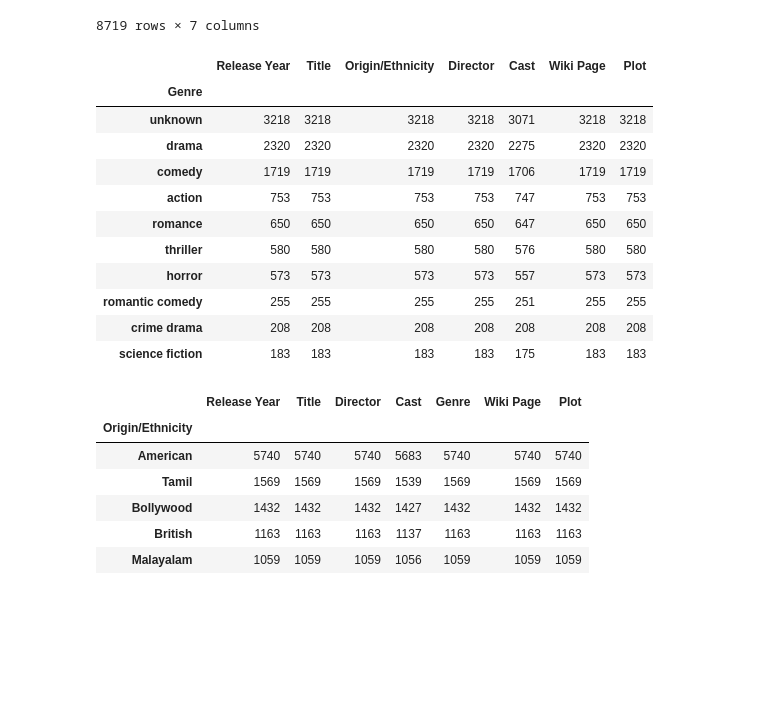
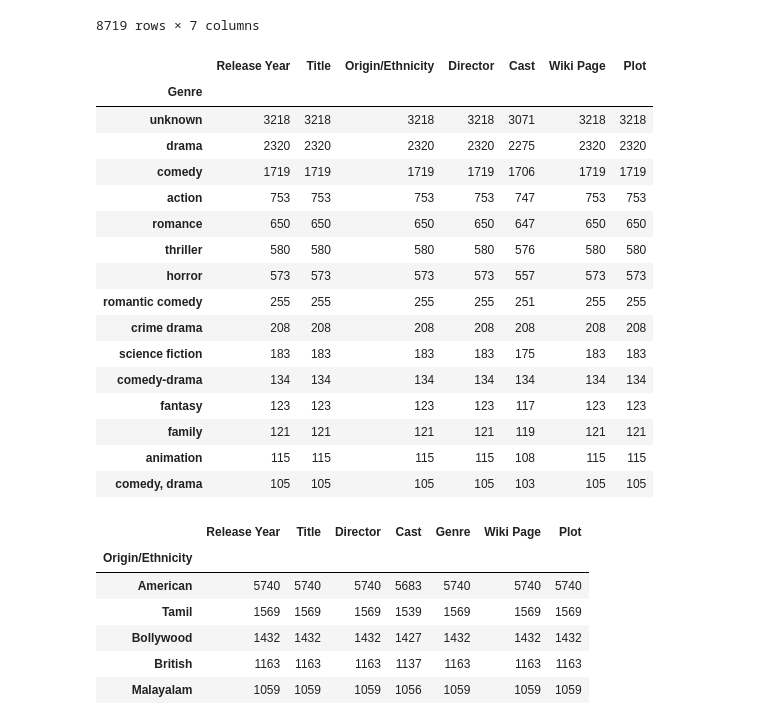
Before and after one commit to klesnkri/lsa-model, a Jupyter notebook: lsa/data.ipynb, the cells around one changed output. Drawn from its saved outputs; the diff is of its cells as text; code cells hidden in the pictures; blank space fills up the shorter version.

```diff
--- a/lsa/data.ipynb
+++ b/lsa/data.ipynb
@@ -56,6 +75,7 @@ select_plots('data/plots.csv')
 # %%
 folder = 'raw_data'
 file = 'wiki_movie_plots_deduped.csv'
+min_year = 1990
 csv_path = os.path.join(folder, file)
 
 df = pd.read_csv(csv_path)
@@ -80,17 +107,22 @@ df.groupby(['Director']).count().sort_values('Title', ascending=False)
 | Пятница | 1 | 1 | 1 | 1 | 1 | 1 | 1 |
 8719 rows × 7 columns
 # %%
-df.groupby(['Genre']).count().sort_values('Title', ascending=False).nlargest(10, 'Title')
+df.groupby(['Genre']).count().sort_values('Title', ascending=False).nlargest(15, 'Title')
 # %% [output]
 |  | Release Year | Title | Origin/Ethnicity | Director | Cast | Wiki Page | Plot |
 | Genre |  |  |  |  |  |  |  |
 | unknown | 3218 | 3218 | 3218 | 3218 | 3071 | 3218 | 3218 |
 | drama | 2320 | 2320 | 2320 | 2320 | 2275 | 2320 | 2320 |
 | comedy | 1719 | 1719 | 1719 | 1719 | 1706 | 1719 | 1719 |
 | action | 753 | 753 | 753 | 753 | 747 | 753 | 753 |
 | romance | 650 | 650 | 650 | 650 | 647 | 650 | 650 |
 | thriller | 580 | 580 | 580 | 580 | 576 | 580 | 580 |
 | horror | 573 | 573 | 573 | 573 | 557 | 573 | 573 |
 | romantic comedy | 255 | 255 | 255 | 255 | 251 | 255 | 255 |
 | crime drama | 208 | 208 | 208 | 208 | 208 | 208 | 208 |
 | science fiction | 183 | 183 | 183 | 183 | 175 | 183 | 183 |
+| comedy-drama | 134 | 134 | 134 | 134 | 134 | 134 | 134 |
+| fantasy | 123 | 123 | 123 | 123 | 117 | 123 | 123 |
+| family | 121 | 121 | 121 | 121 | 119 | 121 | 121 |
+| animation | 115 | 115 | 115 | 115 | 108 | 115 | 115 |
+| comedy, drama | 105 | 105 | 105 | 105 | 103 | 105 | 105 |
```
Also changed, not shown: parts of 12 cells of this notebook, 4 other files.
